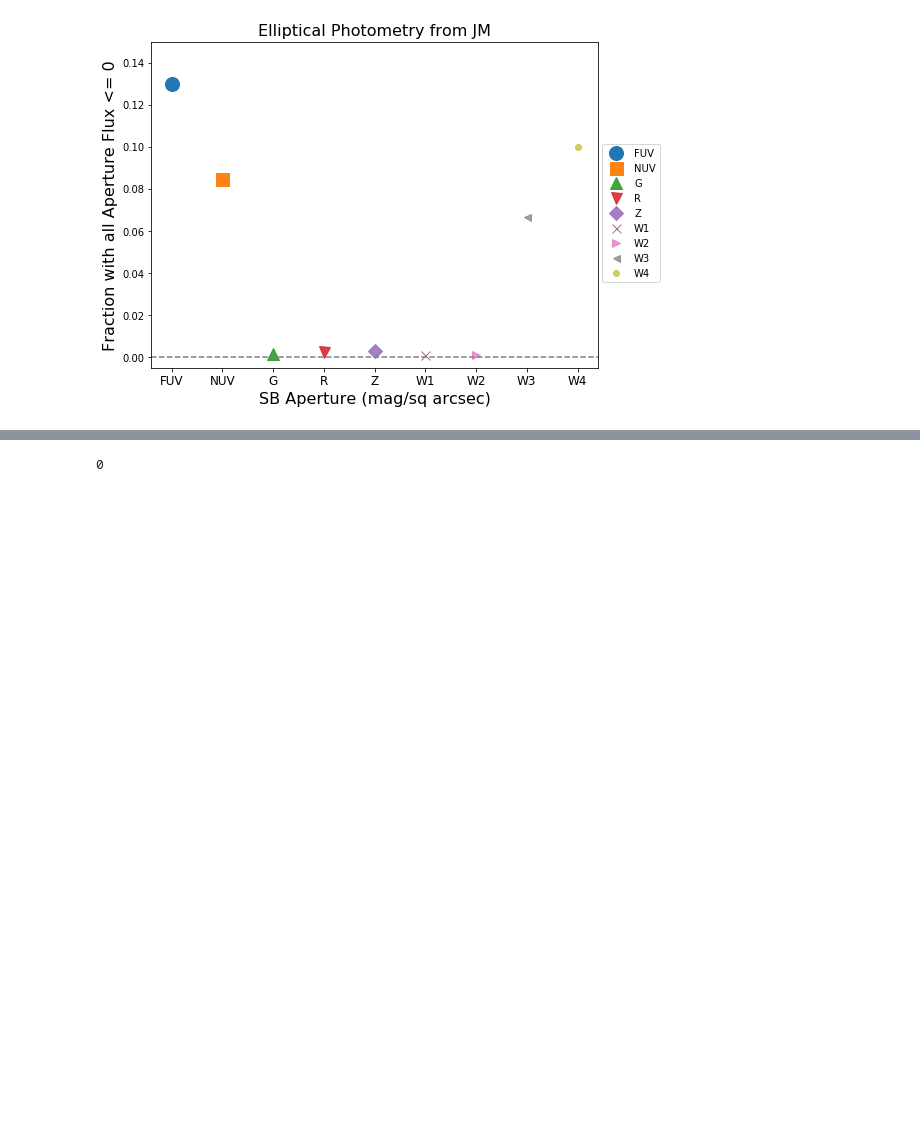
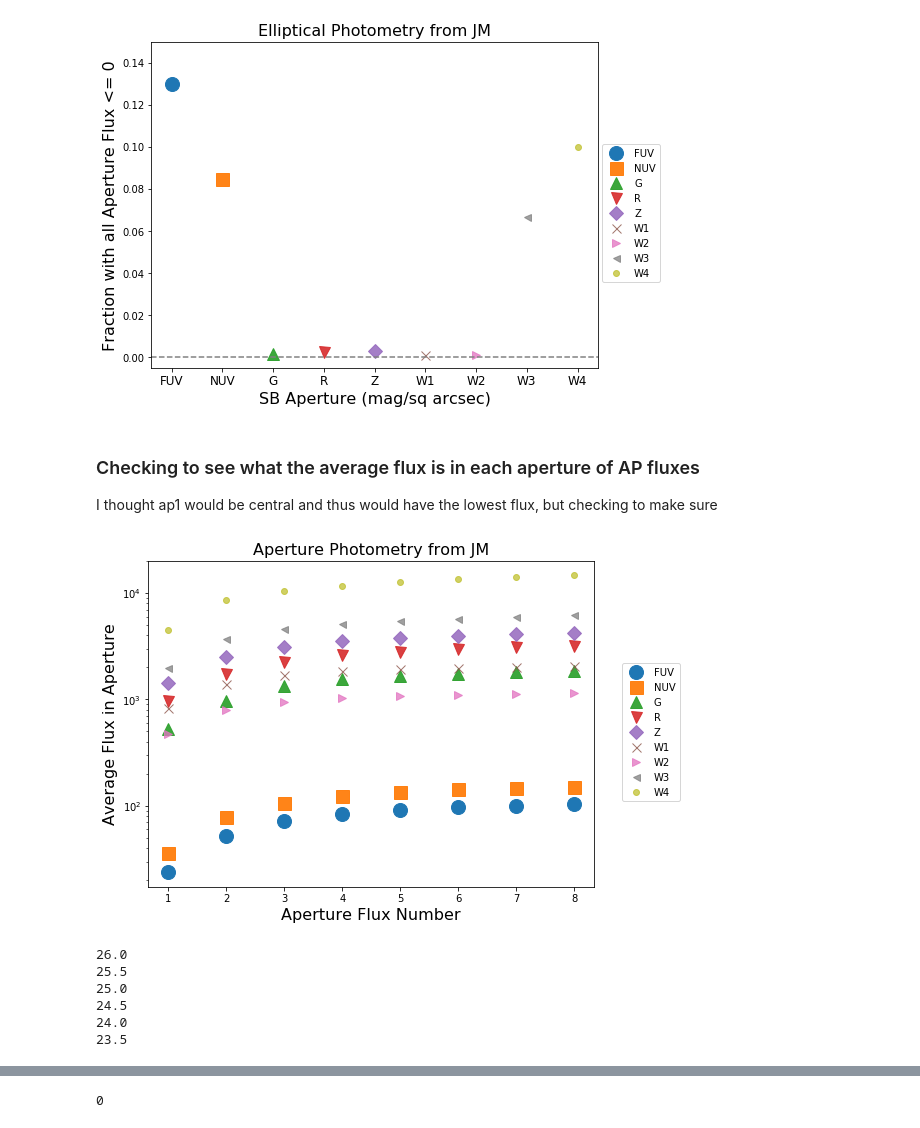
Before and after one commit to rfinn/virgoseds, a Jupyter notebook: notebooks/creating-magphys-input-files.ipynb, the cells around one changed output, grey strips where cells are left out. Saved outputs shown, nothing was run; the diff lists cells and outputs as text; code cells hidden in the pictures; blank space fills up the shorter version.

```diff
--- a/notebooks/creating-magphys-input-files.ipynb
+++ b/notebooks/creating-magphys-input-files.ipynb
@@ -372,9 +372,13 @@ xvalues_plot = np.arange(len(filters))
 print('Fraction of sample with all SB Fluxes <= 0')
 print('-------------------------------------------')
 for i,filt in enumerate(filters):
-    frac_zero=[]
+    ave_flux=[]
+    frac_zero = []
     #plt.subplot(3,3,i+1)
     for j,a in enumerate(aps):
+        # get formatting right for SB flux format
+        # 22 and 22.5, 23 and 23.5, so number of sig figs/decimals
+        # is different for whole a
         if a%1 == 0:
             y = 'FLUX_SB{:d}_{}'.format(int(a),filt)
         else:
@@ -385,6 +389,8 @@ for i,filt in enumerate(filters):
         else:
             zero_flag = zero_flag & (ephot[y] <= 0)
     frac_zero = np.sum(zero_flag)/ntot
+    #frac_zero.append(np.sum(ephot[y] <= 0)/ntot)
+
     #if i ==3:
     #
     plt.plot(i,frac_zero,'bo',label=filt,c=mycolors[i],marker=markers[i],markersize=sizes[i],alpha=alphas[i])
@@ -458,6 +464,54 @@ W3 :  6.66%
 W4 : 10.00%
 Text(0.5, 1.0, 'Elliptical Photometry from JM')
 [figure]
+# %% [markdown]
+### Checking to see what the average flux is in each aperture of AP fluxes
+
+I thought ap1 would be central and thus would have the lowest flux, but checking to make sure
+# %%
+# calculate the average flux in each aperture
+ntot = len(ephot)
+plt.figure(figsize=(8,6))
+markers = ['o','s','^', 'v','D','x','>','<','o']
+sizes = np.arange(14,4,-1)
+alphas = np.linspace(1,.7,9)
+for i,filt in enumerate(filters):
+    frac_zero=[]
+    ave_flux = []
+    #plt.subplot(3,3,i+1)
+    for a in apflux:
+        y = 'FLUX_AP{:02d}_{}'.format(int(a),filt)
+        #print(y)
+        frac_zero.append(np.sum(ephot[y] <= 0)/ntot)
+        zero_flag = ephot[y] <= 0
+        ave_flux.append(np.sum(ephot[y][~zero_flag])/ np.sum(~zero_flag) )
+    #if i%3 != 0:
+    #    plt.yticks([],[])
+    #if i < 6:
+    #    plt.xticks([],[])
+    if i ==5:
+        plt.axhline(0,ls='--',c='0.5')
+
+
+    plt.plot(apflux,ave_flux,'bo',label=filt,c=mycolors[i],marker=markers[i],markersize=sizes[i],alpha=alphas[i])
+#plt.ylim(0,.32)
+
+plt.legend(bbox_to_anchor = (1.05, 0.7))
+plt.xlabel('Aperture Flux Number',fontsize=16)
+plt.ylabel('Average Flux in Aperture',fontsize=16)
+plt.title('Aperture Photometry from JM',fontsize=16)
+plt.gca().set_yscale('log')
+# %% [output]
+[figure, added]
+# %%
+for i in np.arange(26,23,-.5): print(i)
+# %% [output]
+26.0
+25.5
+25.0
+24.5
+24.0
+23.5
 # %% [markdown]
 # Summary: Notes and Best Procedure for Getting total flux
 
```
Also changed, not shown: parts of 13 cells of this notebook, 1 other file.
